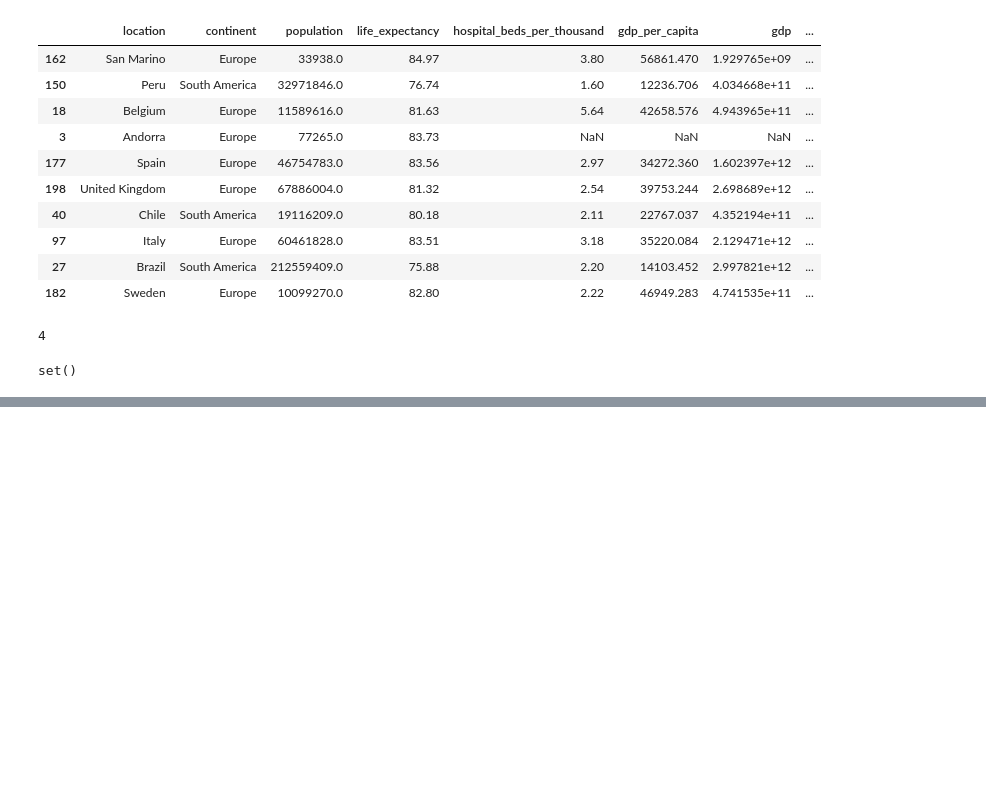
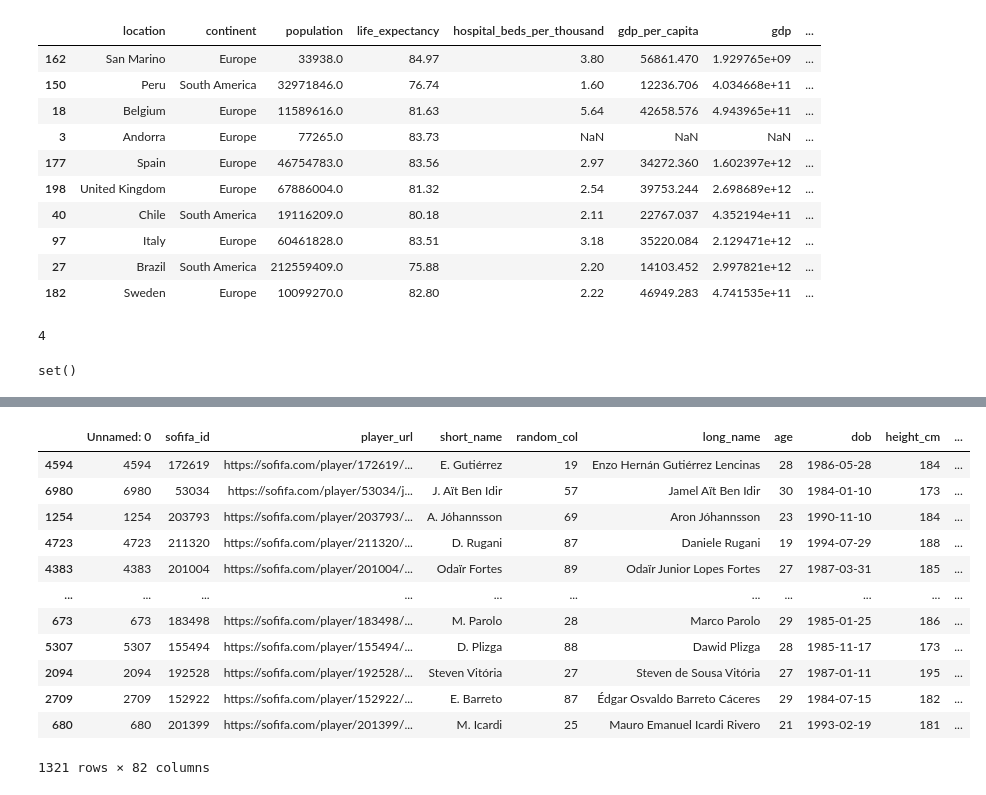
Before and after one commit to MohitKumarMandhre/For_SQL, a Jupyter notebook: practice/python/prac_countries.ipynb, the cells around one changed output, grey strips where cells are left out. Cells and saved outputs as stored; diff of their text form; code cells hidden in the pictures; blank space fills up the shorter version.

```diff
--- a/practice/python/prac_countries.ipynb
+++ b/practice/python/prac_countries.ipynb
@@ -319,0 +721,16 @@ set()
+# %%
+df.sample( frac=0.13)
+# %% [output]
+|  | Unnamed: 0 | sofifa_id | player_url | short_name | random_col | long_name | age | dob | height_cm | ... |
+| 4594 | 4594 | 172619 | https://sofifa.com/player/172619/... | E. Gutiérrez | 19 | Enzo Hernán Gutiérrez Lencinas | 28 | 1986-05-28 | 184 | ... |
+| 6980 | 6980 | 53034 | https://sofifa.com/player/53034/j... | J. Aït Ben Idir | 57 | Jamel Aït Ben Idir | 30 | 1984-01-10 | 173 | ... |
+| 1254 | 1254 | 203793 | https://sofifa.com/player/203793/... | A. Jóhannsson | 69 | Aron Jóhannsson | 23 | 1990-11-10 | 184 | ... |
+| 4723 | 4723 | 211320 | https://sofifa.com/player/211320/... | D. Rugani | 87 | Daniele Rugani | 19 | 1994-07-29 | 188 | ... |
+| 4383 | 4383 | 201004 | https://sofifa.com/player/201004/... | Odaïr Fortes | 89 | Odaïr Junior Lopes Fortes | 27 | 1987-03-31 | 185 | ... |
+| ... | ... | ... | ... | ... | ... | ... | ... | ... | ... | ... |
+| 673 | 673 | 183498 | https://sofifa.com/player/183498/... | M. Parolo | 28 | Marco Parolo | 29 | 1985-01-25 | 186 | ... |
+| 5307 | 5307 | 155494 | https://sofifa.com/player/155494/... | D. Plizga | 88 | Dawid Plizga | 28 | 1985-11-17 | 173 | ... |
+| 2094 | 2094 | 192528 | https://sofifa.com/player/192528/... | Steven Vitória | 27 | Steven de Sousa Vitória | 27 | 1987-01-11 | 195 | ... |
+| 2709 | 2709 | 152922 | https://sofifa.com/player/152922/... | E. Barreto | 87 | Édgar Osvaldo Barreto Cáceres | 29 | 1984-07-15 | 182 | ... |
+| 680 | 680 | 201399 | https://sofifa.com/player/201399/... | M. Icardi | 25 | Mauro Emanuel Icardi Rivero | 21 | 1993-02-19 | 181 | ... |
+1321 rows × 82 columns
```
Also changed, not shown: parts of 64 cells of this notebook, 7 other files.
